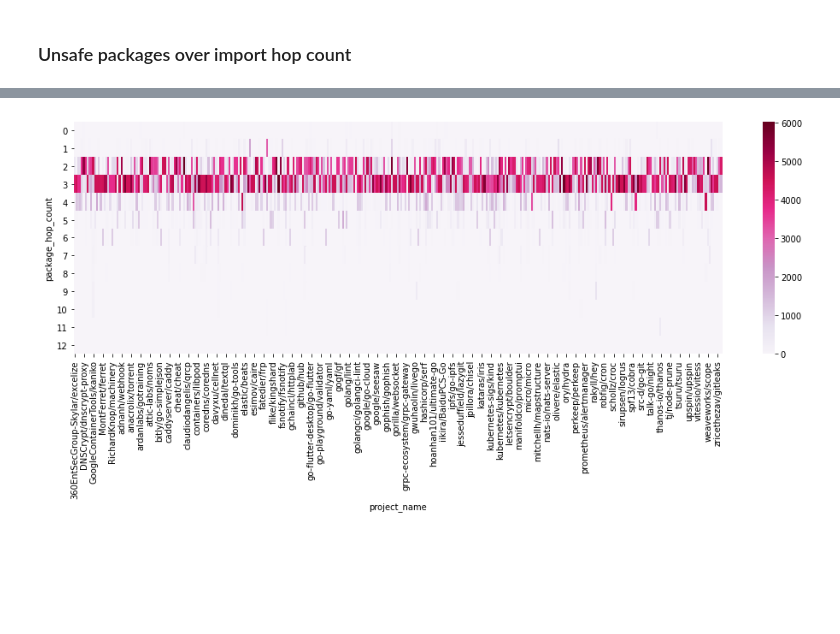
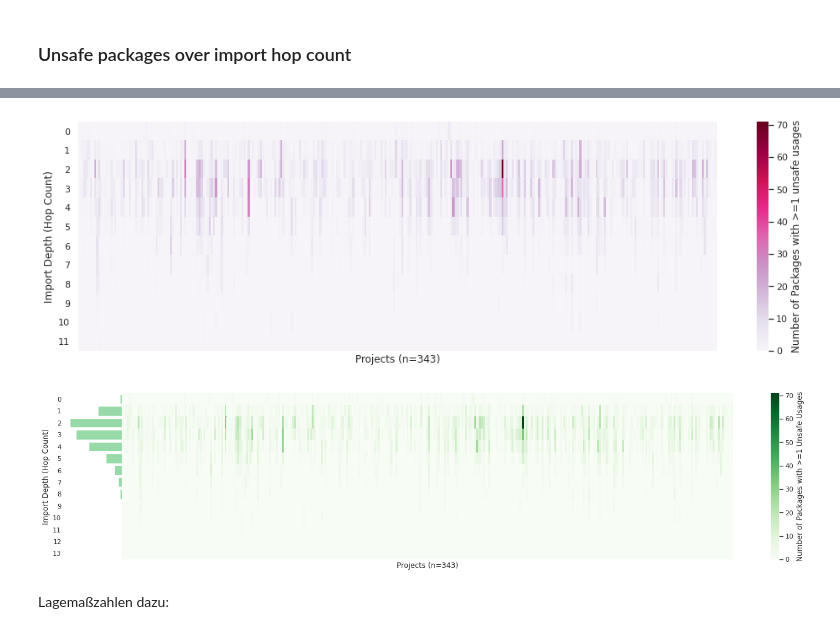
Before and after one commit to jlauinger/master-of-science, a Jupyter notebook: code/data-survey/analysis/Eval2-Scratch.ipynb, the cells around one changed output, grey strips where cells are left out. Saved outputs shown, nothing was run; the diff lists cells and outputs as text; code cells hidden in the pictures; blank space fills up the shorter version.

```diff
--- a/code/data-survey/analysis/Eval2-Scratch.ipynb
+++ b/code/data-survey/analysis/Eval2-Scratch.ipynb
@@ -178,20 +678,24 @@ pd.merge(geiger_df, packages_df, how='left',
 # %%
-## Version 1: number of unsafe findings of all packages over hop count
+## Version 2: number of unsafe findings of all packages over hop count
 
 df = packages_df\
+    [packages_df['is_standard']==False]\
     .groupby(['project_name', 'package_hop_count'])['package_unsafe_sum'].sum()\
     .unstack().fillna(0).T
 
 # plot heatmap
 fig, ax = plt.subplots(figsize=(17,5))
-sns.heatmap(df, ax=ax, cmap='PuRd')
+sns.heatmap(df, ax=ax, cmap='PuRd', cbar_kws={'label': 'Number of Unsafe Findings'})
 
-# turn the axis label
+# y labeling
 for item in ax.get_yticklabels():
     item.set_rotation(0)
 
-for item in ax.get_xticklabels():
-    item.set_rotation(90)
+plt.ylabel('Import Depth (Hop Count)')
+
+# x labeling
+ax.set_xticks([])
+plt.xlabel("Projects (n={})".format(packages_df['project_name'].nunique()))
 
 plt.show()
 # %% [output]
@@ -199,21 +703,68 @@ plt.show()
 # %%
-## Version 2: number of unsafe findings of unsafe packages over hop count
+## Version 3: number of unsafe packages (counting only unsafe packages) over hop count
 
-df = packages_df[packages_df['package_unsafe_sum']>0]\
-    .groupby(['project_name', 'package_hop_count'])['package_unsafe_sum'].sum()\
+df = packages_df\
+    [(packages_df['is_standard']==False)&(packages_df['package_unsafe_sum']>0)]\
+    .groupby(['project_name', 'package_hop_count']).size()\
     .unstack().fillna(0).T
 
 # plot heatmap
 fig, ax = plt.subplots(figsize=(17,5))
-sns.heatmap(df, ax=ax, cmap='PuRd')
+sns.heatmap(df, ax=ax, cmap='PuRd', cbar_kws={'label': 'Number of Packages with >=1 unsafe usages'})
 
-# turn the axis label
+# y labeling
 for item in ax.get_yticklabels():
     item.set_rotation(0)
 
-for item in ax.get_xticklabels():
-    item.set_rotation(90)
+plt.ylabel('Import Depth (Hop Count)')
+
+# x labeling
+ax.set_xticks([])
+plt.xlabel("Projects (n={})".format(packages_df['project_name'].nunique()))
 
 plt.show()
 # %% [output]
-[figure, old version]
+[figure, new version]
+# %%
+## Version 4 (preferred): number of unsafe packages (counting all packages) over hop count
+
+df = packages_df\
+    [packages_df['is_standard']==False]\
+    .groupby(['project_name', 'package_hop_count'])['package_unsafe_sum'].agg(lambda x: np.count_nonzero(x))\
+    .unstack().fillna(0).T
+
+distribution_df = packages_df\
+    [packages_df['is_standard']==False]\
+    .groupby('package_hop_count')['package_unsafe_sum'].agg(lambda x: np.count_nonzero(x))\
+    .fillna(0).T
+
+sns.set(style="white")
+
+# create plot setup
+fig, axs = plt.subplots(nrows=1, ncols=2, sharey=False, figsize=(24, 5), gridspec_kw={'width_ratios': [1, 14]})
+fig.subplots_adjust(wspace=0)
+
+# plot heatmap
+sns.heatmap(df, ax=axs[1], cmap='Greens', cbar_kws={'label': 'Number of Packages with >=1 Unsafe Usages'})
+
+# plot distribution
+sns.set_color_codes("pastel")
+sns.barplot(distribution_df.values, distribution_df.index, orient='h', color="g", ax=axs[0])
+axs[0].invert_xaxis()
+
+# labeling
+for item in axs[1].get_yticklabels():
+    item.set_rotation(0)
+axs[1].set_xticks([])
+axs[1].set_yticks([])
+axs[1].set(ylabel="", xlabel="Projects (n={})".format(packages_df['project_name'].nunique()))
+axs[0].set(ylabel="Import Depth (Hop Count)", xlabel="")
+sns.despine(bottom=True, left=True)
+axs[0].set_xticks([])
+
+#plt.show()
+plt.savefig('/root/data/figures/paper/unsafe-import-depth.png', dpi=600)
+# %% [output]
+[figure, added]
+# %% [markdown]
+Lagemaßzahlen dazu:
```
Also changed, not shown: parts of 80 cells of this notebook, 3 other files.
